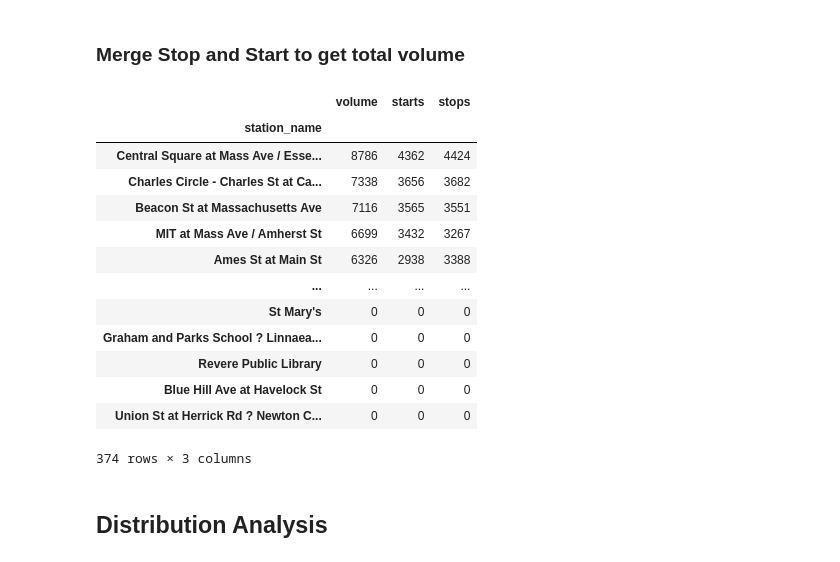
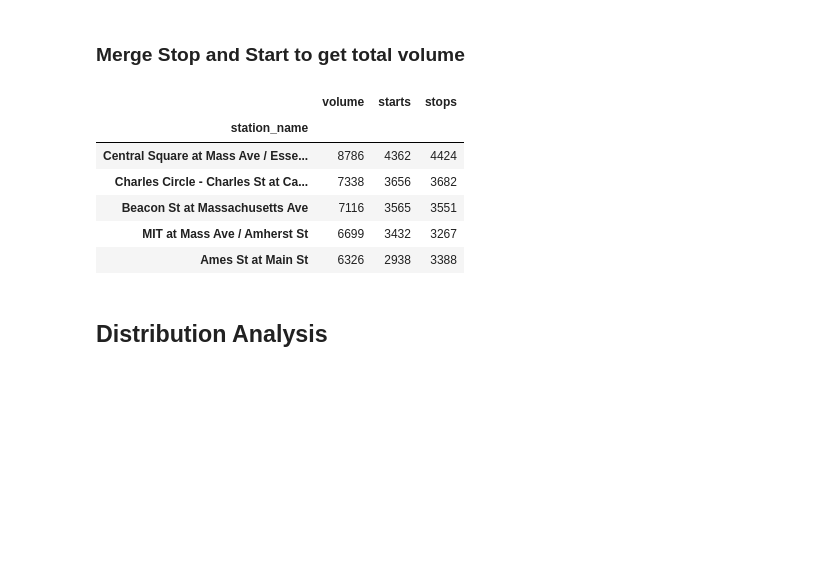
Before and after one commit to alandler/1.041_project, a Jupyter notebook: Bluebikes Analysis.ipynb, the cells around one changed output. Drawn from its saved outputs; the diff is of its cells as text; code cells hidden in the pictures; blank space fills up the shorter version.

```diff
--- a/Bluebikes Analysis.ipynb
+++ b/Bluebikes Analysis.ipynb
@@ -110,41 +95,34 @@ by_stop_df.head()
 station_volumes = []
 for station_name in start_end_station_names:
     try:starts = by_start_df.loc[station_name][0]
     except: starts = 0
     try: stops = by_stop_df.loc[station_name][0]
     except: stops = 0
     volume = starts+stops
     result = [station_name, volume, starts, stops]
     station_volumes.append(result)
 
 station_volume_df = pd.DataFrame(data=station_volumes, columns = ["station_name", "volume", "starts", "stops"])
 
 #Add unused stations with 0s for all entries
 for name in uncovered_stations:
     station_volume_df.loc[len(station_volume_df)] = [name, 0,0,0]
 
 #Index by name and sort descending
 station_volume_df.set_index("station_name", inplace = True)
 station_volume_df.sort_values(by=["volume"], ascending=False, inplace=True)
 
 station_volume_df.to_csv("CSVs/volume_ranked_stations.csv")
 
-station_volume_df
+station_volume_df.head()
 # %% [output]
 |  | volume | starts | stops |
 | station_name |  |  |  |
 | Central Square at Mass Ave / Esse... | 8786 | 4362 | 4424 |
 | Charles Circle - Charles St at Ca... | 7338 | 3656 | 3682 |
 | Beacon St at Massachusetts Ave | 7116 | 3565 | 3551 |
 | MIT at Mass Ave / Amherst St | 6699 | 3432 | 3267 |
 | Ames St at Main St | 6326 | 2938 | 3388 |
-| ... | ... | ... | ... |
-| St Mary's | 0 | 0 | 0 |
-| Graham and Parks School ? Linnaea... | 0 | 0 | 0 |
-| Revere Public Library | 0 | 0 | 0 |
-| Blue Hill Ave at Havelock St | 0 | 0 | 0 |
-| Union St at Herrick Rd ? Newton C... | 0 | 0 | 0 |
-374 rows × 3 columns
 # %% [markdown]
 ## Distribution Analysis
 # %%
```
Also changed, not shown: parts of 29 cells of this notebook, 1 other file.
